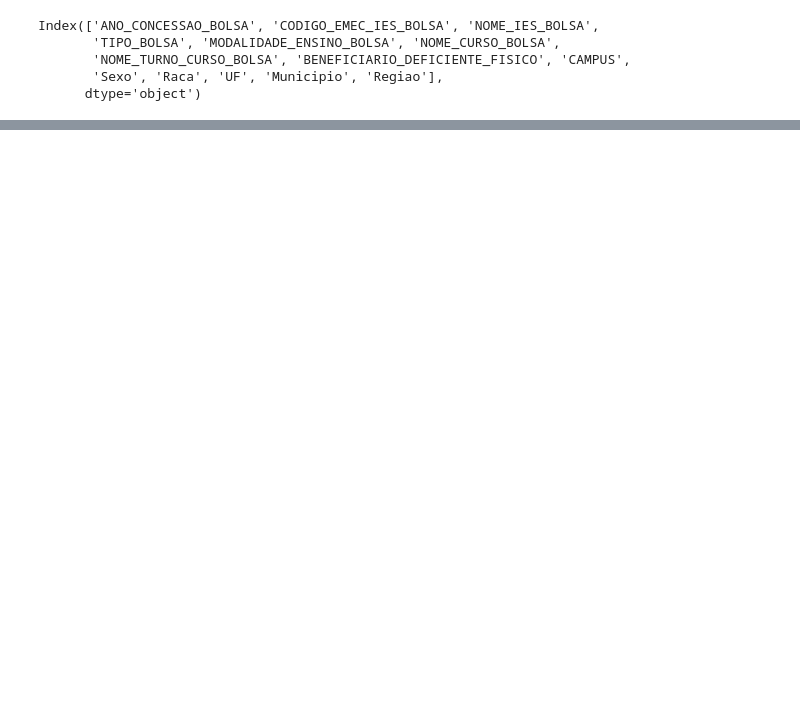
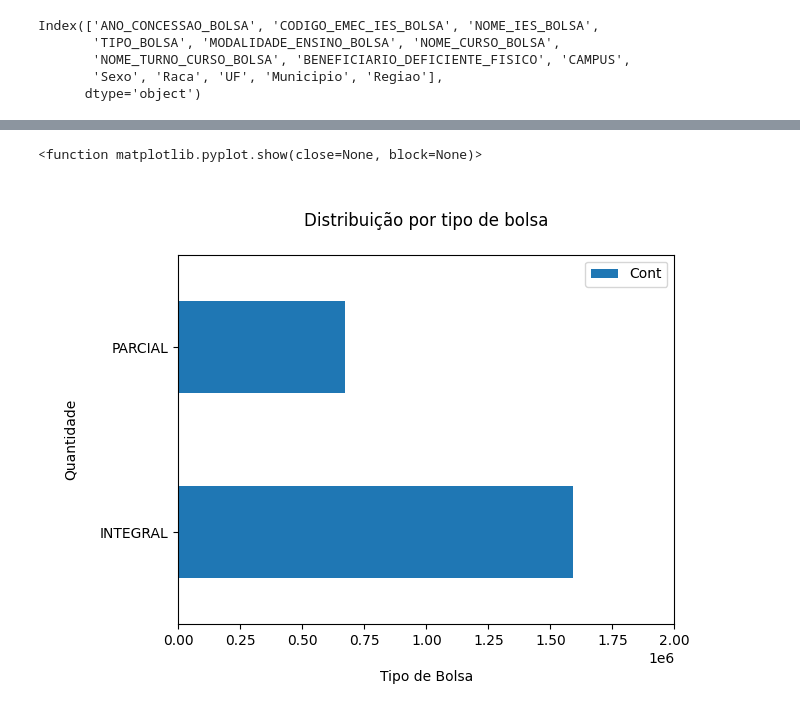
Before and after one commit to estergs/Prouni_Projeto_Ferias, a Jupyter notebook: Untitled-1.ipynb, the cells around one changed output, grey strips where cells are left out. Saved outputs shown, nothing was run; the diff lists cells and outputs as text; code cells hidden in the pictures; blank space fills up the shorter version.

```diff
--- a/Untitled-1.ipynb
+++ b/Untitled-1.ipynb
@@ -17,3 +40,16 @@ df20 = pd.read_csv ('pda-prouni-2020.csv',sep=';', encoding='ISO-8859-1')
+# %%
+#importando todas as bases( dos últimos 10 anos disponiíveis)
+df10 = pd.read_csv (url10,sep=';', encoding='ISO-8859-1')
+df11 = pd.read_csv (url11,sep=';', encoding='ISO-8859-1')
+df12 = pd.read_csv (url12,sep=';', encoding='ISO-8859-1')
+df13 = pd.read_csv (url13,sep=';', encoding='ISO-8859-1')
+df14 = pd.read_csv (url14,sep=';', encoding='ISO-8859-1')
+df15 = pd.read_csv (url15,sep=';', encoding='ISO-8859-1')
+df16 = pd.read_csv (url16,sep=';', encoding='ISO-8859-1')
+df17 = pd.read_csv (url17,sep=';', encoding='UTF-8')
+df18 = pd.read_csv (url18,sep=';', encoding='UTF-8')
+df19 = pd.read_csv (url19,sep=';', encoding='UTF-8')
+df20 = pd.read_csv (url20,sep=';', encoding='ISO-8859-1')
 # %%
 lista_dfs = [df10,df11,df12,df13,df14,df15,df16,df17,df18,df19,df20]
 
@@ -175,0 +133,15 @@ plt.show
+# %%
+# Distribuição por tipo de bolsa_____________________________________________
+df_tipo_bolsa= df.groupby('Tipo_Bolsa')['Cont'].sum().reset_index()
+df_tipo_bolsa
+
+#grafico
+df_tipo_bolsa.plot(kind= 'barh', x = 'Tipo_Bolsa', y= 'Cont')
+plt.title('\nDistribuição por tipo de bolsa\n')
+plt.xlabel('\nTipo de Bolsa\n')
+plt.ylabel('\nQuantidade\n')
+plt.xlim(0, 2000000)
+plt.show
+# %% [output]
+<function matplotlib.pyplot.show(close=None, block=None)>
+[figure, added]
```
Also changed, not shown: parts of 15 cells of this notebook, 1 other file.
